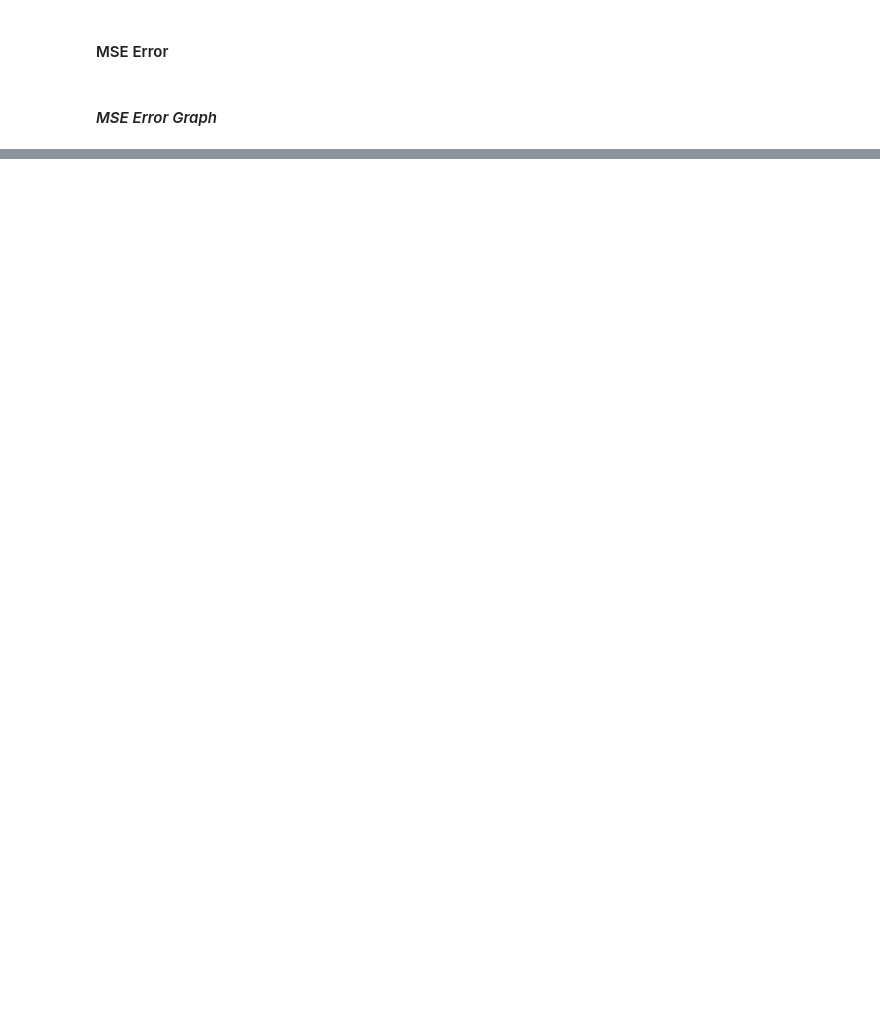
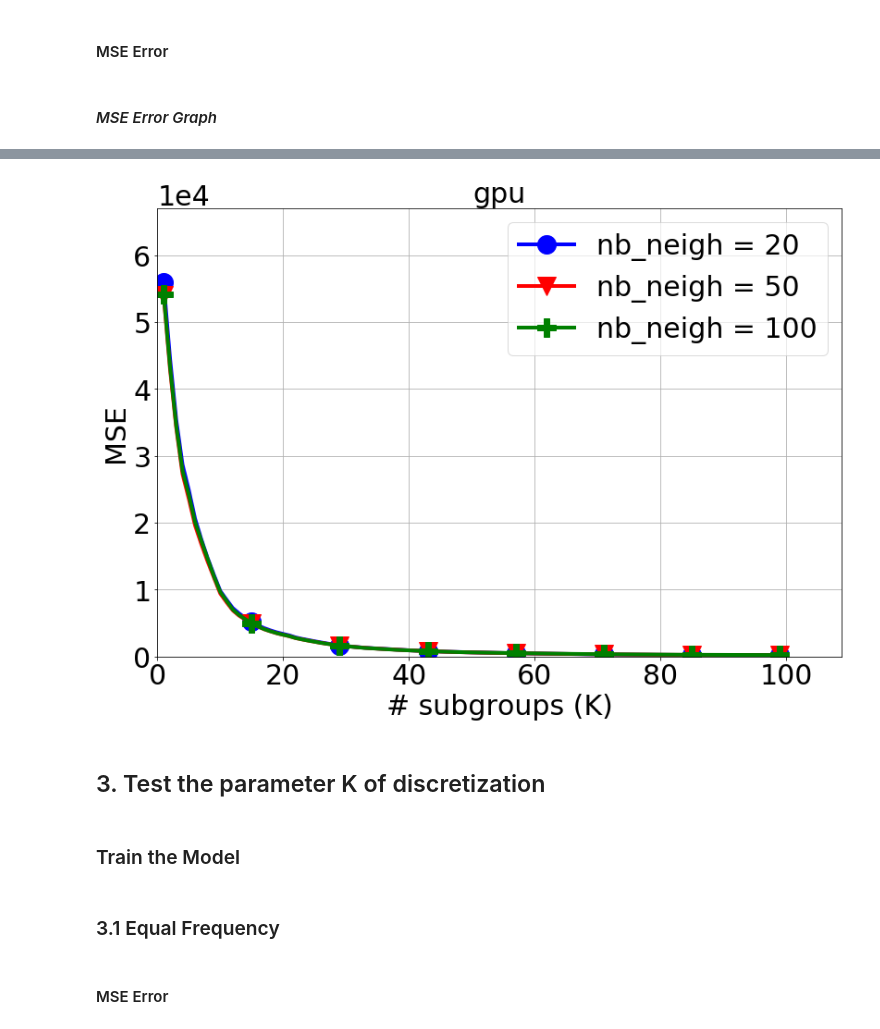
Before and after one commit to RemilYoucef/split-sd4x-dm2l, a Jupyter notebook: tabular data/regression/Benchmarks/4. gpu performances/supplementary tests/gpu_tests_eval.ipynb, the cells around one changed output, grey strips where cells are left out. Saved outputs shown, nothing was run; the diff lists cells and outputs as text; code cells hidden in the pictures; blank space fills up the shorter version.

```diff
--- a/tabular data/regression/Benchmarks/4. gpu performances/supplementary tests/gpu_tests_eval.ipynb
+++ b/tabular data/regression/Benchmarks/4. gpu performances/supplementary tests/gpu_tests_eval.ipynb
@@ -119,0 +177,6 @@ plotMSEwrtNbModels('gpu_performs',path)
+# %%
+plotMSENbNeighbors('gpu',path)
+# %% [output]
+[figure, added]
+# %% [markdown]
+## 3. Test the parameter K of discretization
@@ -119,0 +202,2 @@ plotMSEwrtNbModels('gpu_performs',path)
+# %% [markdown]
+### Train the Model
@@ -119,0 +214,4 @@ plotMSEwrtNbModels('gpu_performs',path)
+# %% [markdown]
+### 3.1  Equal Frequency
+# %% [markdown]
+####  MSE Error
```
Also changed, not shown: parts of 24 cells of this notebook, 30 other files.
